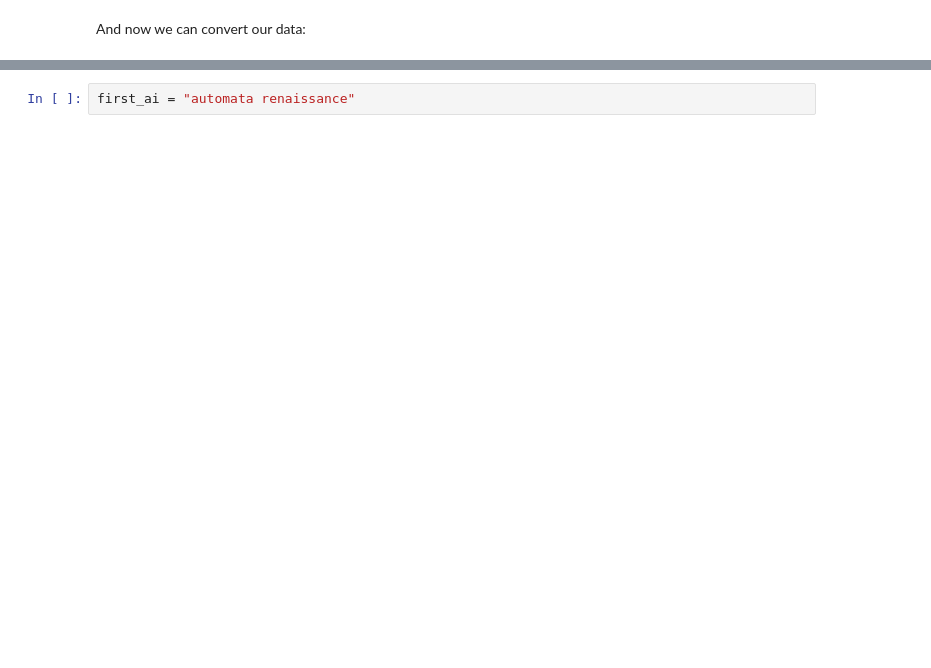
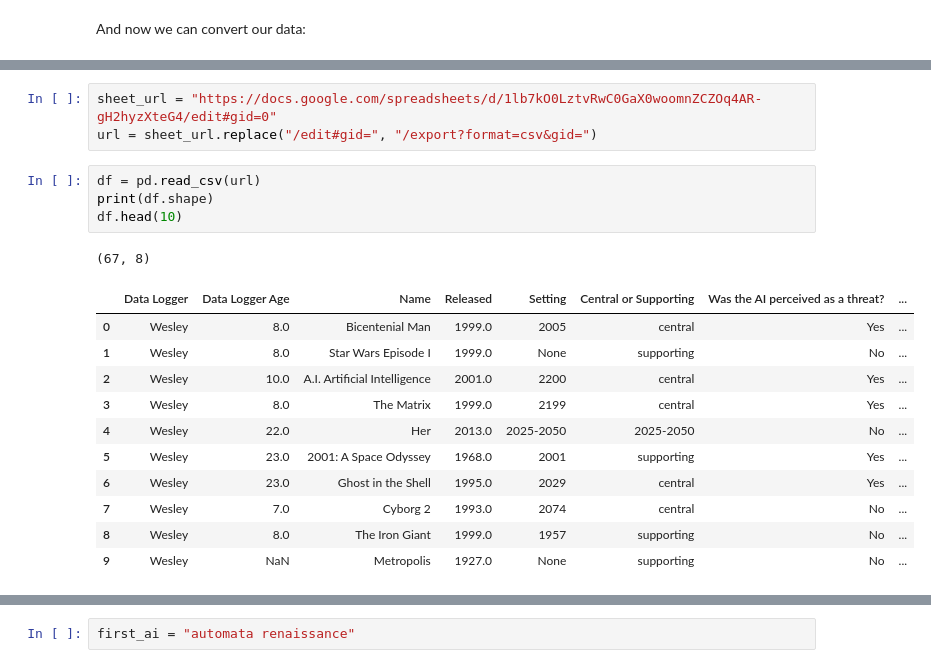
Before and after one commit to wesleybeckner/technin510, a Jupyter notebook: technin510/Week 1/Technin510_S1_What_is_AI.ipynb, the cells around one changed output, grey strips where cells are left out. Drawn from its saved outputs; the diff is of its cells as text; blank space fills up the shorter version.

```diff
--- a/technin510/Week 1/Technin510_S1_What_is_AI.ipynb
+++ b/technin510/Week 1/Technin510_S1_What_is_AI.ipynb
@@ -196,0 +221,20 @@ df
+# %%
+sheet_url = "https://docs.google.com/spreadsheets/d/1lb7kO0LztvRwC0GaX0woomnZCZOq4AR-gH2hyzXteG4/edit#gid=0"
+url = sheet_url.replace("/edit#gid=", "/export?format=csv&gid=")
+# %%
+df = pd.read_csv(url)
+print(df.shape)
+df.head(10)
+# %% [output]
+(67, 8)
+|  | Data Logger | Data Logger Age | Name | Released | Setting | Central or Supporting | Was the AI perceived as a threat? | ... |
+| 0 | Wesley | 8.0 | Bicentenial Man | 1999.0 | 2005 | central | Yes | ... |
+| 1 | Wesley | 8.0 | Star Wars Episode I | 1999.0 | None | supporting | No | ... |
+| 2 | Wesley | 10.0 | A.I. Artificial Intelligence | 2001.0 | 2200 | central | Yes | ... |
+| 3 | Wesley | 8.0 | The Matrix | 1999.0 | 2199 | central | Yes | ... |
+| 4 | Wesley | 22.0 | Her | 2013.0 | 2025-2050 | 2025-2050 | No | ... |
+| 5 | Wesley | 23.0 | 2001: A Space Odyssey | 1968.0 | 2001 | supporting | Yes | ... |
+| 6 | Wesley | 23.0 | Ghost in the Shell | 1995.0 | 2029 | central | Yes | ... |
+| 7 | Wesley | 7.0 | Cyborg 2 | 1993.0 | 2074 | central | No | ... |
+| 8 | Wesley | 8.0 | The Iron Giant | 1999.0 | 1957 | supporting | No | ... |
+| 9 | Wesley | NaN | Metropolis | 1927.0 | None | supporting | No | ... |
```
Also changed, not shown: parts of 32 cells of this notebook, 20 other files.
